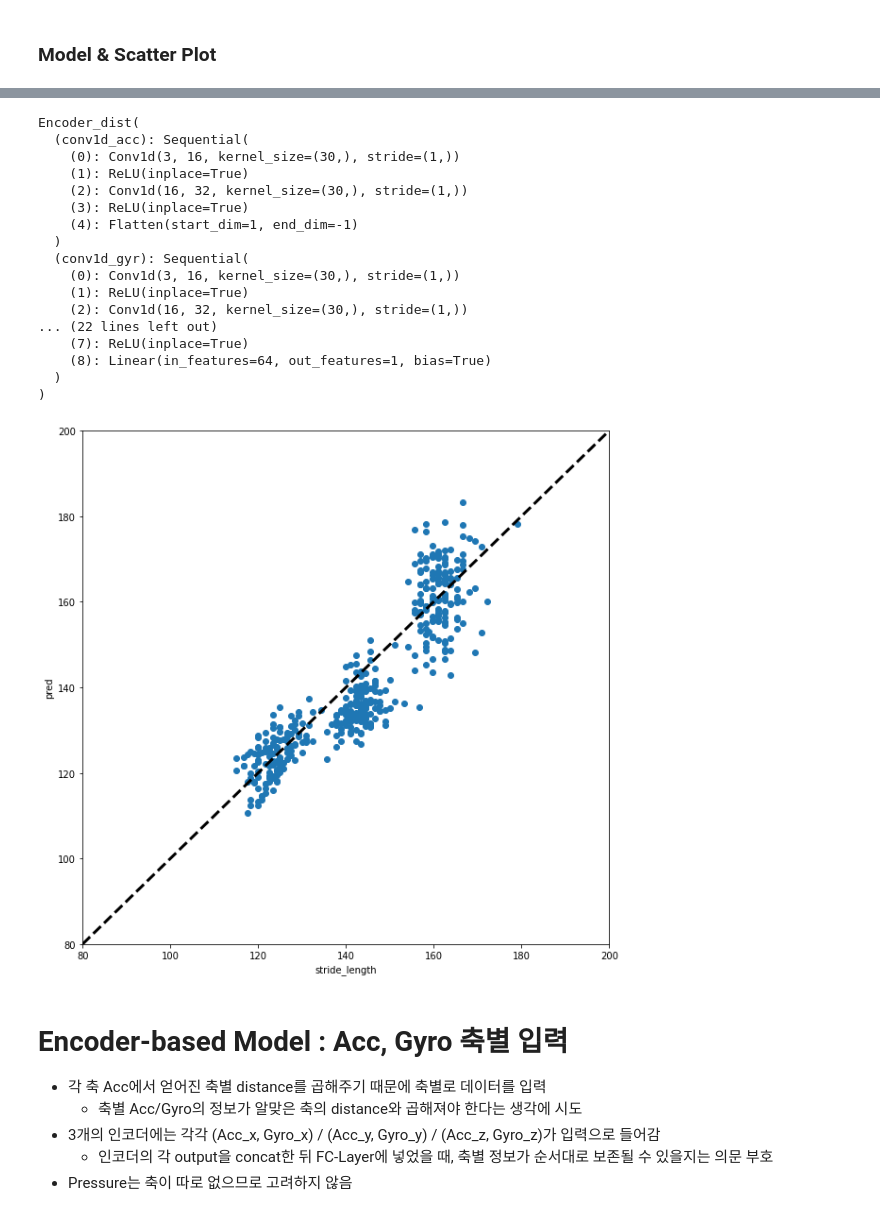
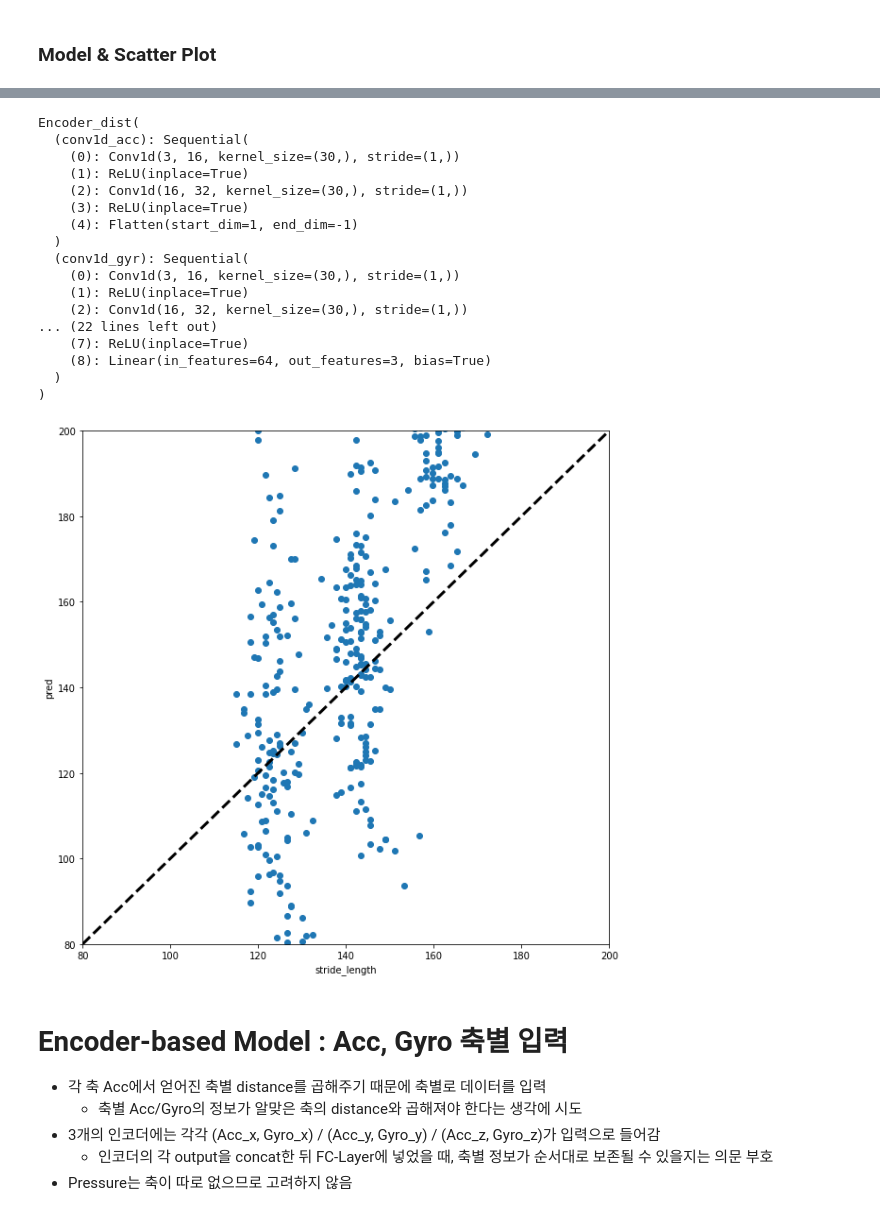
Before and after one commit to taeoowl/gait, a Jupyter notebook: gait/ksci/가속도에만 dist 곱해보기_220725.ipynb, the cells around one changed output, grey strips where cells are left out. Saved outputs shown, nothing was run; the diff lists cells and outputs as text; code cells hidden in the pictures.

```diff
--- a/gait/ksci/가속도에만 dist 곱해보기_220725.ipynb
+++ b/gait/ksci/가속도에만 dist 곱해보기_220725.ipynb
@@ -922,19 +922,21 @@ class Encoder_dist(nn.Module):
             nn.ReLU(inplace=True),
             nn.Linear(int(dense_dim/4), int(dense_dim/8)),
             nn.ReLU(inplace=True),
-            nn.Linear(int(dense_dim/8), 1)
+            nn.Linear(int(dense_dim/8), 3)
         )
 
 
-    def forward(self, inputs_acc, inputs_gyr, inputs_pst):
+    def forward(self, inputs_acc, inputs_gyr, inputs_pst, inputs_dgr):
 
         conv1d_output_acc = self.conv1d_acc(inputs_acc)
         conv1d_output_gyr = self.conv1d_gyr(inputs_gyr)
 
         acc_enc_output = self.dense_acc(conv1d_output_acc)
         gyr_enc_output = self.dense_gyr(conv1d_output_gyr)
-        dist_enc_output = torch.unsqueeze(torch.sum(acc_enc_output*inputs_pst, axis=1), 1)
-        output = dist_enc_output+gyr_enc_output
+        enc_output = acc_enc_output + gyr_enc_output
+
+        output = torch.unsqueeze(torch.sum(enc_output*inputs_pst, axis=1), 1)
+
 
         return output
 # %%
@@ -1063,10 +1066,11 @@ Best Result : Epoch 213, Valid Loss 6.375, MAE 1.987, Corr 0.986895
 
 file_path = "D:\gait_dataset/salted/test/*"
 inputs_acc, inputs_gyr, stride_length = get_sensor_salted(file_path, normalization=True)
+inputs_dgr = get_degree_salted(file_path, bias=True)
 inputs_pst = get_position_salted(file_path, distance=True, bias=True)
-inputs_acc, inputs_gyr, stride_length, inputs_pst = torch.Tensor(np.array(inputs_acc)), torch.Tensor(np.array(inputs_gyr)), torch.Tensor(np.array(stride_length)), torch.Tensor(np.array(inputs_pst))
-inputs_acc, inputs_gyr, stride_length, inputs_pst = inputs_acc.float(), inputs_gyr.float(), stride_length.float(), inputs_pst.float()
-inputs_acc, inputs_gyr, inputs_pst = inputs_acc.to(device), inputs_gyr.to(device), inputs_pst.to(device)
+inputs_acc, inputs_gyr, stride_length, inputs_pst, inputs_dgr = torch.Tensor(np.array(inputs_acc)), torch.Tensor(np.array(inputs_gyr)), torch.Tensor(np.array(stride_length)), torch.Tensor(np.array(inputs_pst)), torch.Tensor(np.array(inputs_dgr))
+inputs_acc, inputs_gyr, stride_length, inputs_pst, inputs_dgr = inputs_acc.float(), inputs_gyr.float(), stride_length.float(), inputs_pst.float(), inputs_dgr.float()
+inputs_acc, inputs_gyr, inputs_pst, inputs_dgr = inputs_acc.to(device), inputs_gyr.to(device), inputs_pst.to(device), inputs_dgr.to(device)
 # %%
 input_dim = 3
 conv1d_dim1 = 16
@@ -1091,25 +1095,25 @@ Encoder_dist(
     (2): Conv1d(16, 32, kernel_size=(30,), stride=(1,))
 ... (22 lines left out)
     (7): ReLU(inplace=True)
-    (8): Linear(in_features=64, out_features=1, bias=True)
+    (8): Linear(in_features=64, out_features=3, bias=True)
   )
 )
 # %%
-pred = model(inputs_acc, inputs_gyr, inputs_pst).detach().cpu().numpy()
+pred = model(inputs_acc, inputs_gyr, inputs_pst, inputs_dgr).detach().cpu().numpy()
 
 plt.figure(figsize=(10, 10))
 plt.scatter(stride_length, np.round(pred, 4))
 plt.xlim([80, 200])
 plt.xlabel('stride_length')
 plt.ylim([80, 200])
 plt.ylabel('pred')
 
 xpoints = ypoints = plt.xlim()
 plt.plot(xpoints, ypoints, linestyle='--', color='k', lw=3, scalex=False, scaley=False)
 
 plt.show()
 # %% [output]
-[figure, old version]
+[figure, new version]
 # %% [markdown]
 # Encoder-based Model : Acc, Gyro 축별 입력
 - 각 축 Acc에서 얻어진 축별 distance를 곱해주기 때문에 축별로 데이터를 입력
```
Also changed, not shown: parts of 6 cells of this notebook, 2 other files.
